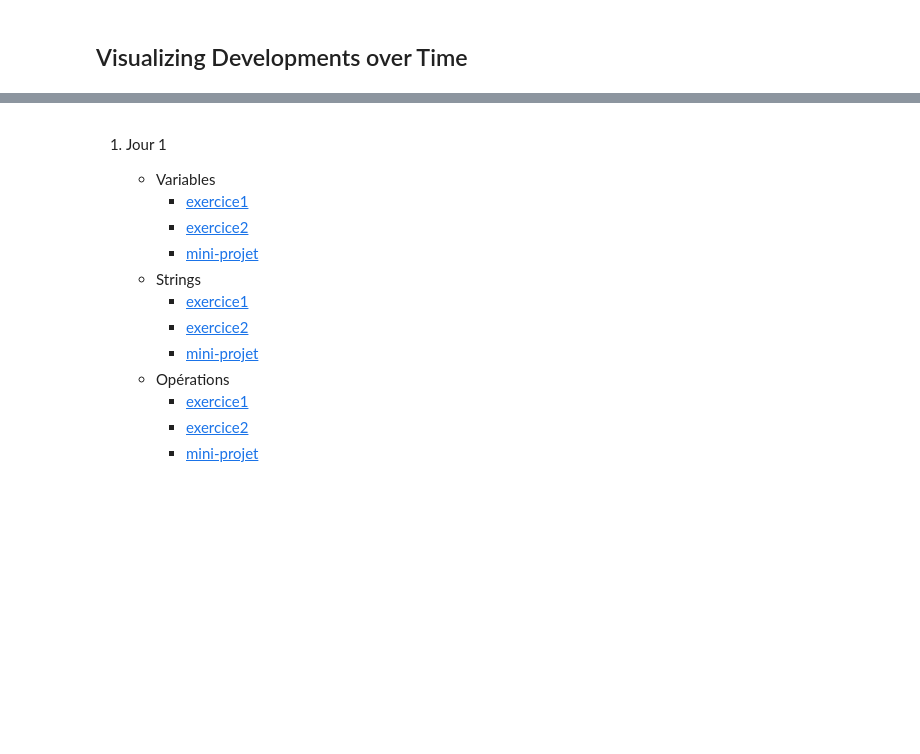
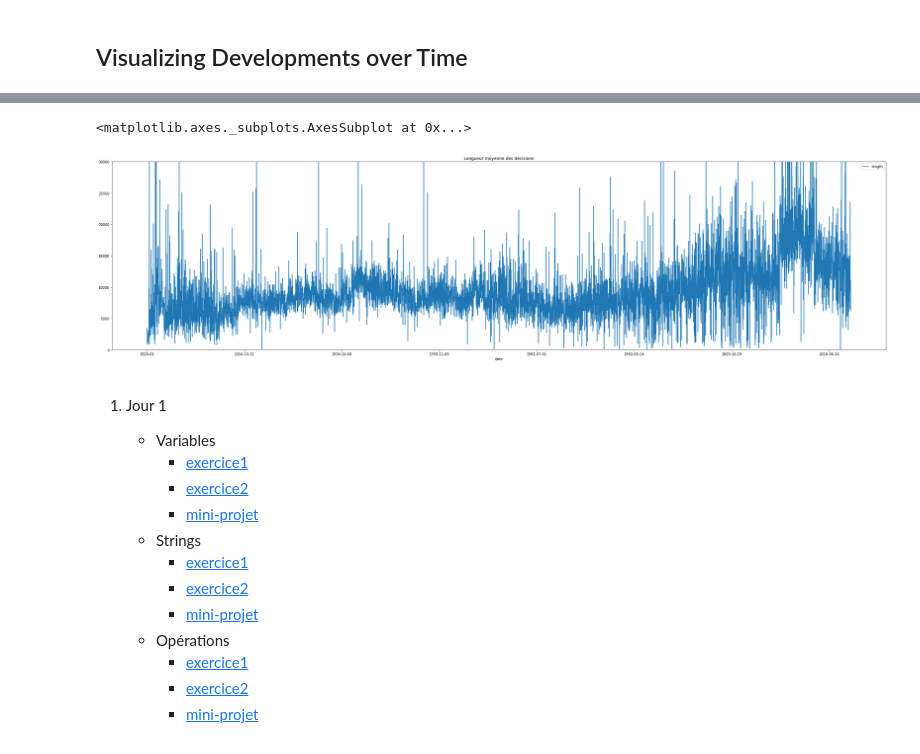
Before and after one commit to Hotsnown/seminaire-bordeaux-2022, a Jupyter notebook: exercices/jour3/3.1 what is nlp/3.1.3 mini-project.ipynb, the cells around one changed output, grey strips where cells are left out. Drawn from its saved outputs; the diff is of its cells as text; code cells hidden in the pictures; blank space fills up the shorter version.

```diff
--- a/exercices/jour3/3.1 what is nlp/3.1.3 mini-project.ipynb
+++ b/exercices/jour3/3.1 what is nlp/3.1.3 mini-project.ipynb
@@ -112,6 +182,9 @@ df.groupby('year').size().plot(title="Number of Countries", figsize=(6,2))
 # %%
-df.groupby('year').agg({'length': 'mean'}) \
-  .plot(title="Avg. Speech Length", ylim=(0,30000), figsize=(6,2))
+df.groupby('date').agg({'length': 'mean'}) \
+  .plot(title="Longueur moyenne des décisions", ylim=(0,30000), figsize=(40,10))
+# %% [output]
+<matplotlib.axes._subplots.AxesSubplot at 0x...>
+[figure, added]
 # %% [markdown]
 1. Jour 1
     * Variables
```
Also changed, not shown: parts of 16 cells of this notebook, 3 other files.
